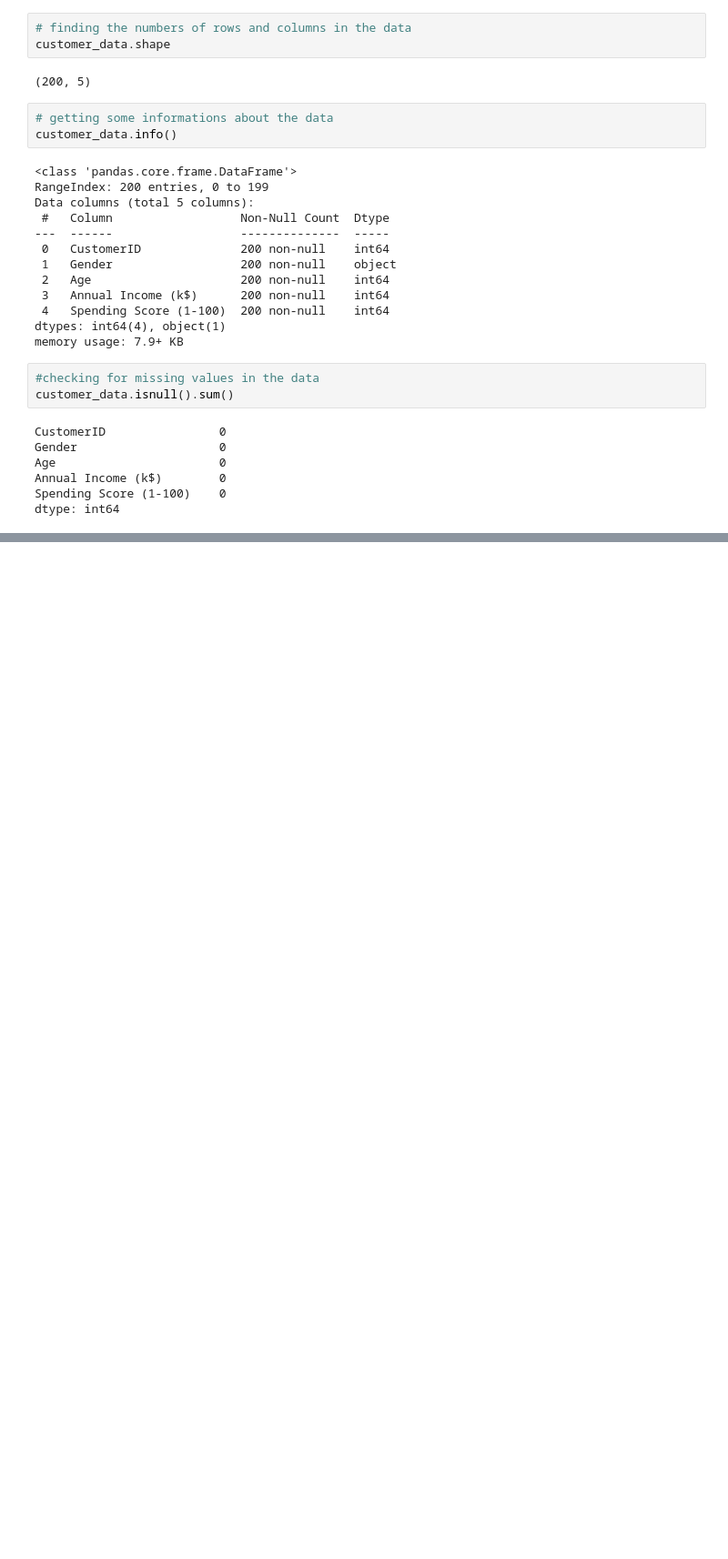
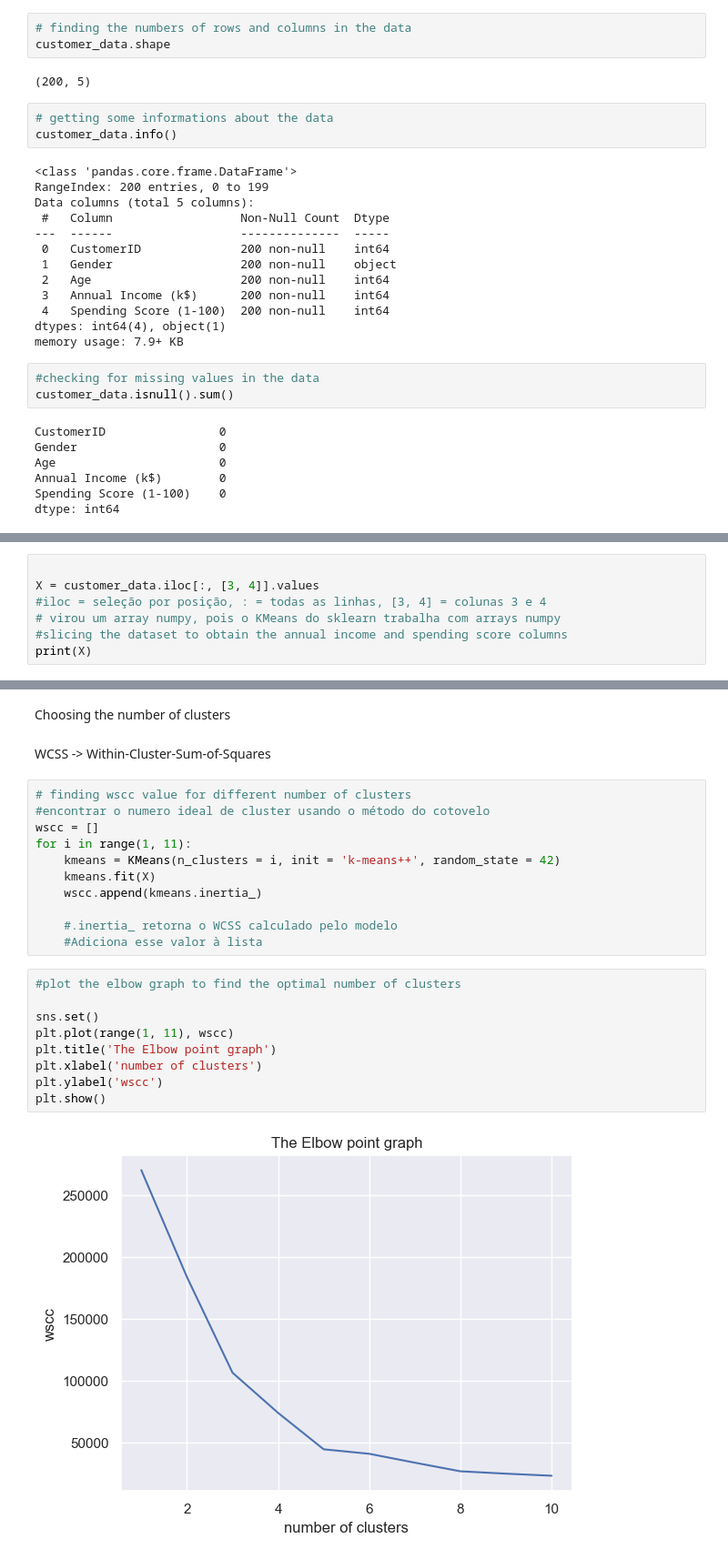
Before and after one commit to KiriaNakahati/Customer_Segmentation_Using_KMeans_Clustering, a Jupyter notebook: main.ipynb, the cells around one changed output, grey strips where cells are left out. Shown at 91% size. Saved outputs shown, nothing was run; the diff lists cells and outputs as text; blank space fills up the shorter version.

```diff
--- a/main.ipynb
+++ b/main.ipynb
@@ -57,0 +62,7 @@ dtype: int64
+# %%
+
+X = customer_data.iloc[:, [3, 4]].values
+#iloc = seleção por posição, : = todas as linhas, [3, 4] = colunas 3 e 4
+# virou um array numpy, pois o KMeans do sklearn trabalha com arrays numpy
+#slicing the dataset to obtain the annual income and spending score columns
+print(X)
@@ -57,0 +87,26 @@ dtype: int64
+# %% [markdown]
+Choosing the number of clusters
+# %% [markdown]
+WCSS -> Within-Cluster-Sum-of-Squares
+# %%
+# finding wscc value for different number of clusters
+#encontrar o numero ideal de cluster usando o método do cotovelo
+wscc = []
+for i in range(1, 11):
+    kmeans = KMeans(n_clusters = i, init = 'k-means++', random_state = 42)
+    kmeans.fit(X)
+    wscc.append(kmeans.inertia_)
+
+    #.inertia_ retorna o WCSS calculado pelo modelo
+    #Adiciona esse valor à lista
+# %%
+#plot the elbow graph to find the optimal number of clusters
+
+sns.set()
+plt.plot(range(1, 11), wscc)
+plt.title('The Elbow point graph')
+plt.xlabel('number of clusters')
+plt.ylabel('wscc')
+plt.show()
+# %% [output]
+[figure, added]
```
Also changed, not shown: parts of 10 cells of this notebook.
